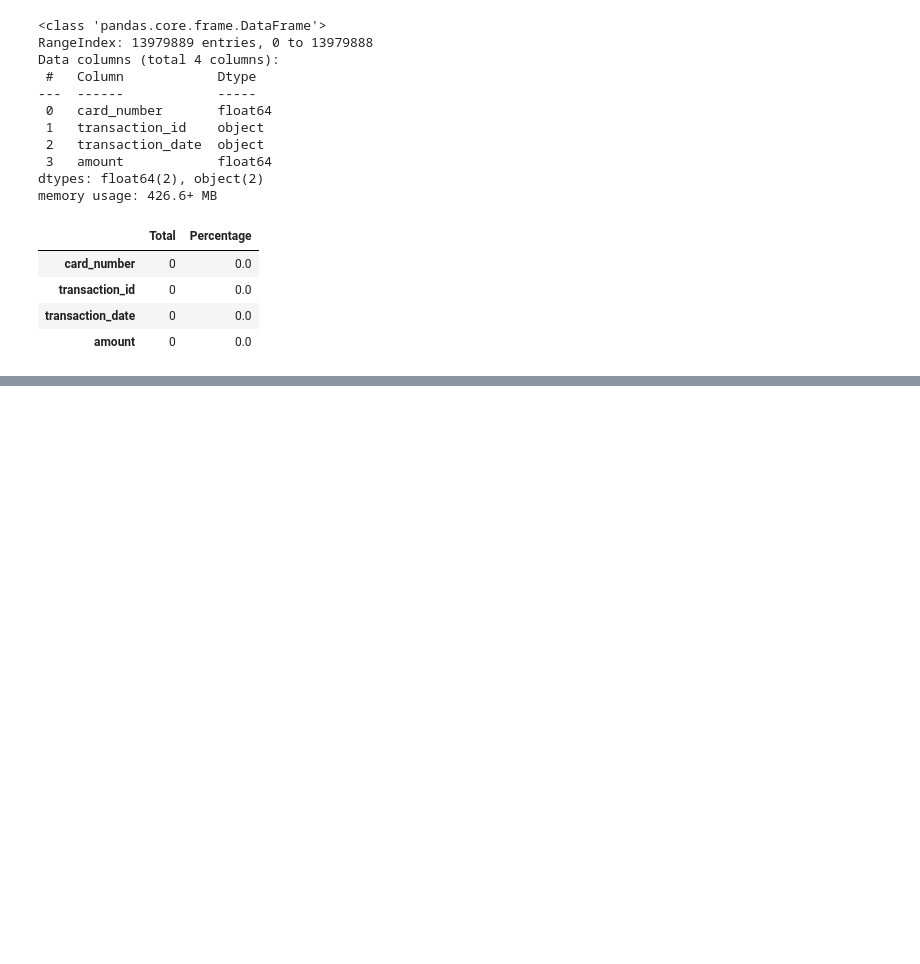
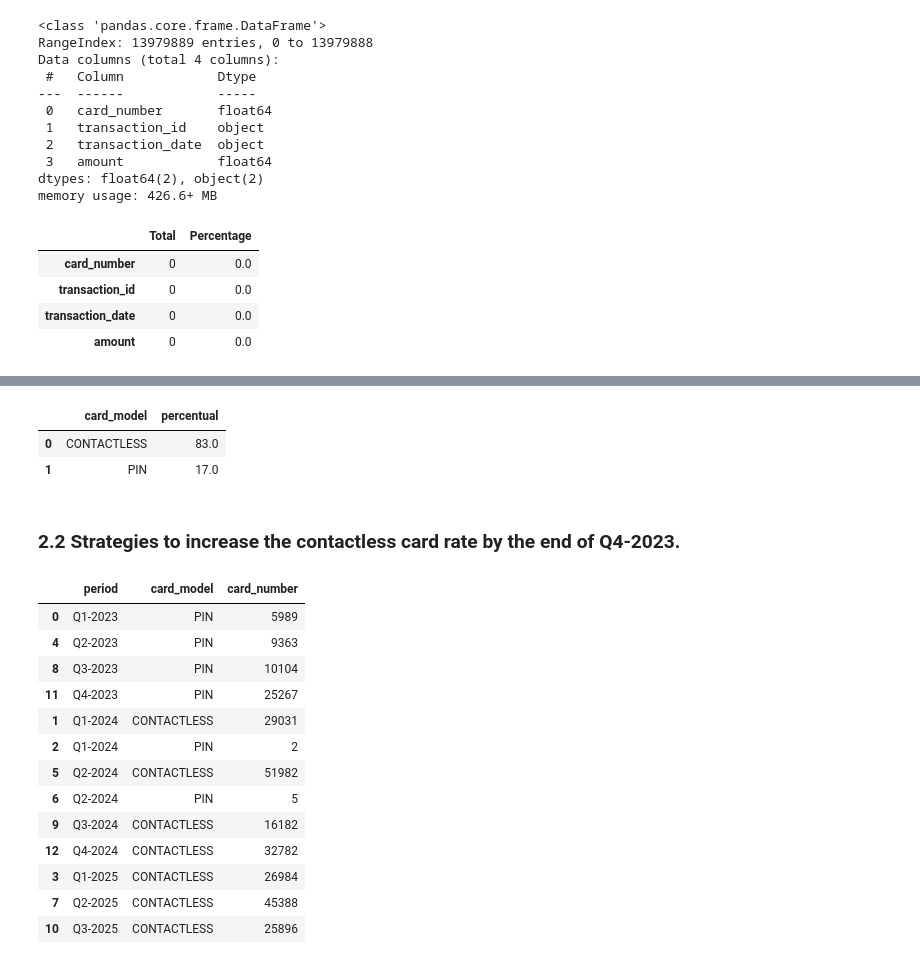
Before and after one commit to pathilink/flash_case, a Jupyter notebook: notebook/flash_eda.ipynb, the cells around one changed output, grey strips where cells are left out. Cells and saved outputs as stored; diff of their text form; code cells hidden in the pictures; blank space fills up the shorter version.

```diff
--- a/notebook/flash_eda.ipynb
+++ b/notebook/flash_eda.ipynb
@@ -235,0 +613,44 @@ missing_data#.query('Total > 0')
+# %%
+# calculating 'card_model' percentual
+percentual = q2_1['card_model'].value_counts(normalize=True) * 100
+
+# df
+percentual_df = percentual.reset_index().round()
+percentual_df.columns = ['card_model', 'percentual']
+
+percentual_df
+# %% [output]
+|  | card_model | percentual |
+| 0 | CONTACTLESS | 83.0 |
+| 1 | PIN | 17.0 |
+# %% [markdown]
+### 2.2 Strategies to increase the contactless card rate by the end of Q4-2023.
+# %%
+sort_periods = ['Q1-2023', 'Q2-2023', 'Q3-2023', 'Q4-2023',
+                  'Q1-2024', 'Q2-2024', 'Q3-2024', 'Q4-2024',
+                  'Q1-2025', 'Q2-2025', 'Q3-2025']
+
+q2_2 = cards_df.query("period in @sort_periods") \
+                      .groupby(['period', 'card_model'])['card_number'].count() \
+                      .reset_index()
+
+q2_2['period_order'] = q2_2['period'].apply(lambda x: sort_periods.index(x))
+
+q2_2 = q2_2.sort_values(by='period_order').drop(columns='period_order')
+
+q2_2
+# %% [output]
+|  | period | card_model | card_number |
+| 0 | Q1-2023 | PIN | 5989 |
+| 4 | Q2-2023 | PIN | 9363 |
+| 8 | Q3-2023 | PIN | 10104 |
+| 11 | Q4-2023 | PIN | 25267 |
+| 1 | Q1-2024 | CONTACTLESS | 29031 |
+| 2 | Q1-2024 | PIN | 2 |
+| 5 | Q2-2024 | CONTACTLESS | 51982 |
+| 6 | Q2-2024 | PIN | 5 |
+| 9 | Q3-2024 | CONTACTLESS | 16182 |
+| 12 | Q4-2024 | CONTACTLESS | 32782 |
+| 3 | Q1-2025 | CONTACTLESS | 26984 |
+| 7 | Q2-2025 | CONTACTLESS | 45388 |
+| 10 | Q3-2025 | CONTACTLESS | 25896 |
```
Also changed, not shown: parts of 65 cells of this notebook.
